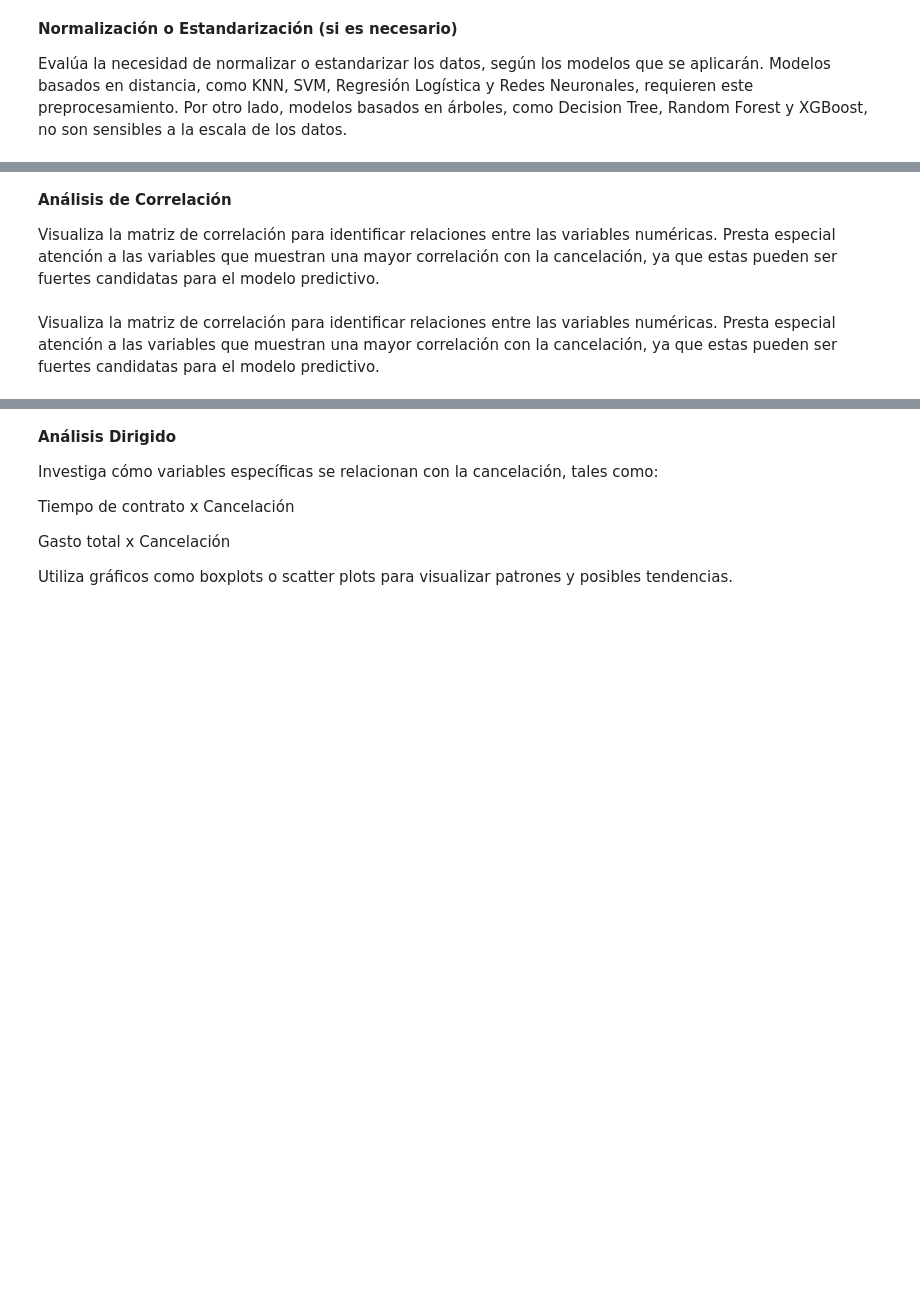
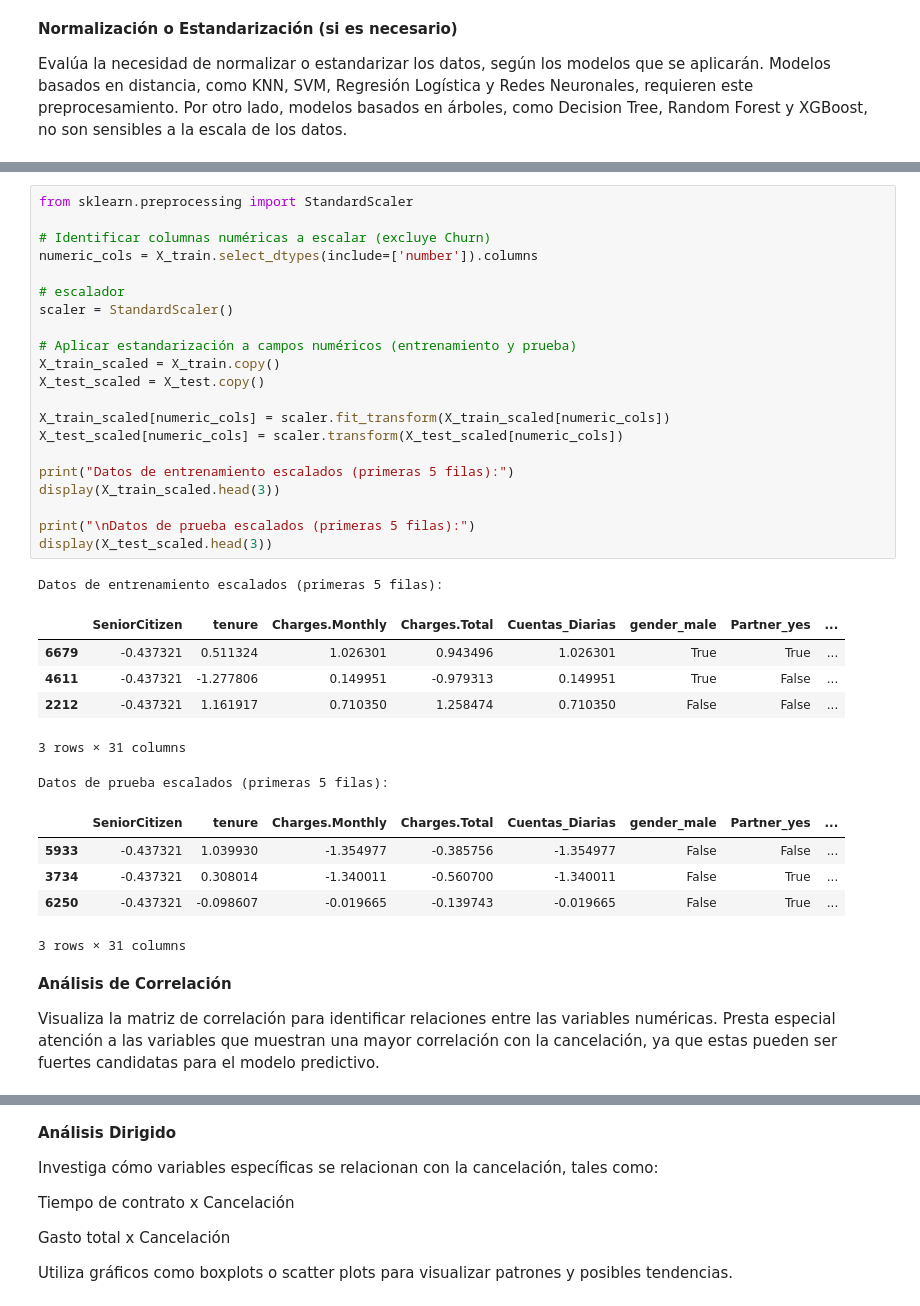
Before and after one commit to ggutierrezf/ALURA-CHALLENGE-03, a Jupyter notebook: CHALLENGE_02_TelecomX_Latam_Parte02.ipynb, the cells around one changed output, grey strips where cells are left out. Saved outputs shown, nothing was run; the diff lists cells and outputs as text; blank space fills up the shorter version.

```diff
--- a/CHALLENGE_02_TelecomX_Latam_Parte02.ipynb
+++ b/CHALLENGE_02_TelecomX_Latam_Parte02.ipynb
@@ -228,9 +208,41 @@ Name: count, dtype: int64
+# %%
+from sklearn.preprocessing import StandardScaler
+
+# Identificar columnas numéricas a escalar (excluye Churn)
+numeric_cols = X_train.select_dtypes(include=['number']).columns
+
+# escalador
+scaler = StandardScaler()
+
+# Aplicar estandarización a campos numéricos (entrenamiento y prueba)
+X_train_scaled = X_train.copy()
+X_test_scaled = X_test.copy()
+
+X_train_scaled[numeric_cols] = scaler.fit_transform(X_train_scaled[numeric_cols])
+X_test_scaled[numeric_cols] = scaler.transform(X_test_scaled[numeric_cols])
+
+print("Datos de entrenamiento escalados (primeras 5 filas):")
+display(X_train_scaled.head(3))
+
+print("\nDatos de prueba escalados (primeras 5 filas):")
+display(X_test_scaled.head(3))
+# %% [output]
+Datos de entrenamiento escalados (primeras 5 filas):
+|  | SeniorCitizen | tenure | Charges.Monthly | Charges.Total | Cuentas_Diarias | gender_male | Partner_yes | ... |
+| 6679 | -0.437321 | 0.511324 | 1.026301 | 0.943496 | 1.026301 | True | True | ... |
+| 4611 | -0.437321 | -1.277806 | 0.149951 | -0.979313 | 0.149951 | True | False | ... |
+| 2212 | -0.437321 | 1.161917 | 0.710350 | 1.258474 | 0.710350 | False | False | ... |
+3 rows × 31 columns
+Datos de prueba escalados (primeras 5 filas):
+|  | SeniorCitizen | tenure | Charges.Monthly | Charges.Total | Cuentas_Diarias | gender_male | Partner_yes | ... |
+| 5933 | -0.437321 | 1.039930 | -1.354977 | -0.385756 | -1.354977 | False | False | ... |
+| 3734 | -0.437321 | 0.308014 | -1.340011 | -0.560700 | -1.340011 | False | True | ... |
+| 6250 | -0.437321 | -0.098607 | -0.019665 | -0.139743 | -0.019665 | False | True | ... |
+3 rows × 31 columns
 # %% [markdown]
 **Análisis de Correlación**
 
 Visualiza la matriz de correlación para identificar relaciones entre las variables numéricas. Presta especial atención a las variables que muestran una mayor correlación con la cancelación, ya que estas pueden ser fuertes candidatas para el modelo predictivo.
-# %% [markdown]
-Visualiza la matriz de correlación para identificar relaciones entre las variables numéricas. Presta especial atención a las variables que muestran una mayor correlación con la cancelación, ya que estas pueden ser fuertes candidatas para el modelo predictivo.
 # %%
 import seaborn as sns
 import matplotlib.pyplot as plt
```
Also changed, not shown: parts of 24 cells of this notebook.
